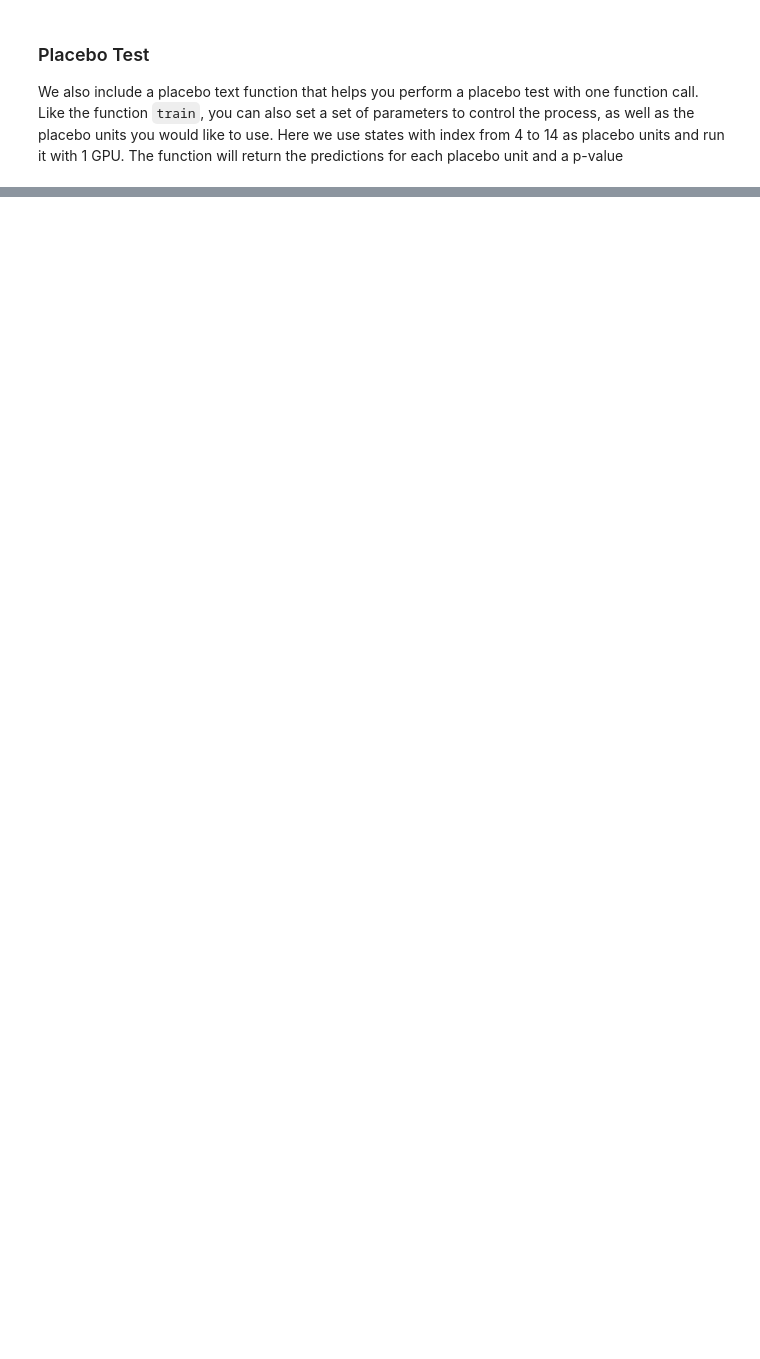
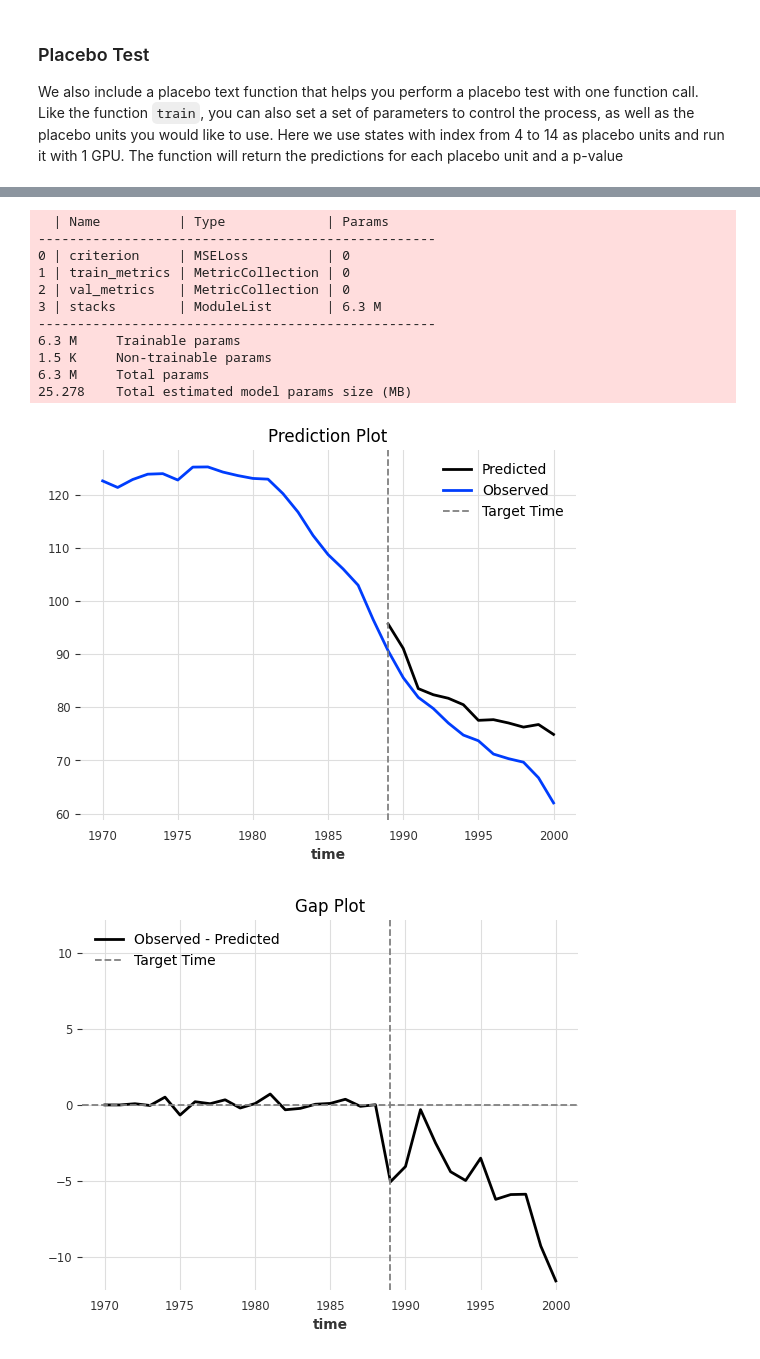
Before and after one commit to Crabtain959/SyNBEATS, a Jupyter notebook: example_usage.ipynb, the cells around one changed output, grey strips where cells are left out. Saved outputs shown, nothing was run; the diff lists cells and outputs as text; code cells hidden in the pictures; blank space fills up the shorter version.

```diff
--- a/example_usage.ipynb
+++ b/example_usage.ipynb
@@ -65,0 +75,29 @@ Placebo test completed.
+# %%
+from SyNBEATS import *
+import pandas as pd
+from tqdm.auto import tqdm
+
+dta = pd.read_csv("smoking_data.csv")
+dta = dta[["state", "year", "cigsale"]]
+dta.columns = ["id", "time", "Y_obs"]
+
+model = SyNBEATS(dta, [3, 4, 5], 1989)
+# %%
+model.train(use_gpu=False)
+predictions = model.predictions()
+model.plot_predictions(predictions)
+model.plot_gap()
+# %% [output]
+  | Name          | Type             | Params
+---------------------------------------------------
+0 | criterion     | MSELoss          | 0
+1 | train_metrics | MetricCollection | 0
+2 | val_metrics   | MetricCollection | 0
+3 | stacks        | ModuleList       | 6.3 M
+---------------------------------------------------
+6.3 M     Trainable params
+1.5 K     Non-trainable params
+6.3 M     Total params
+25.278    Total estimated model params size (MB)
+[figure, added]
+[figure, added]
```
Also changed, not shown: parts of 16 cells of this notebook, 1 other file.
